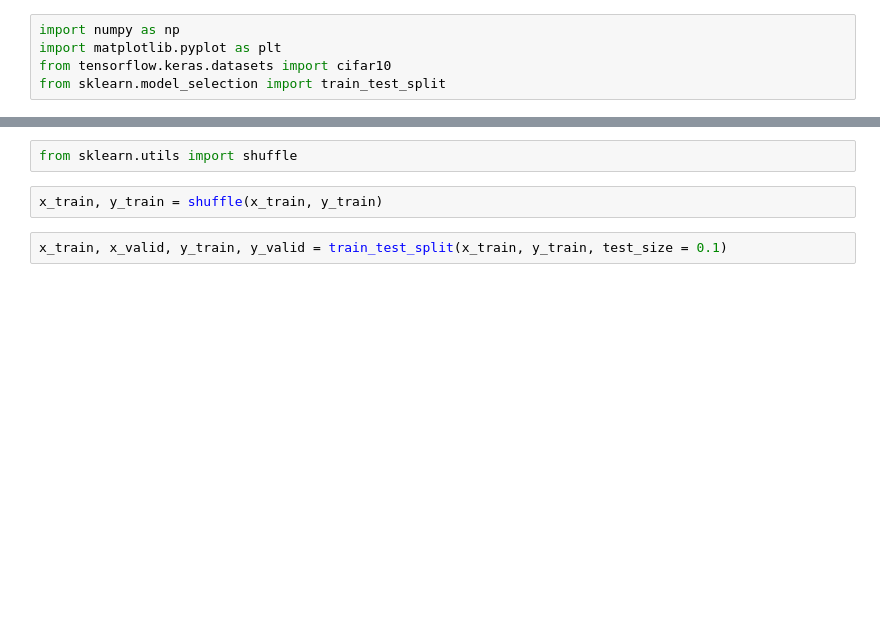
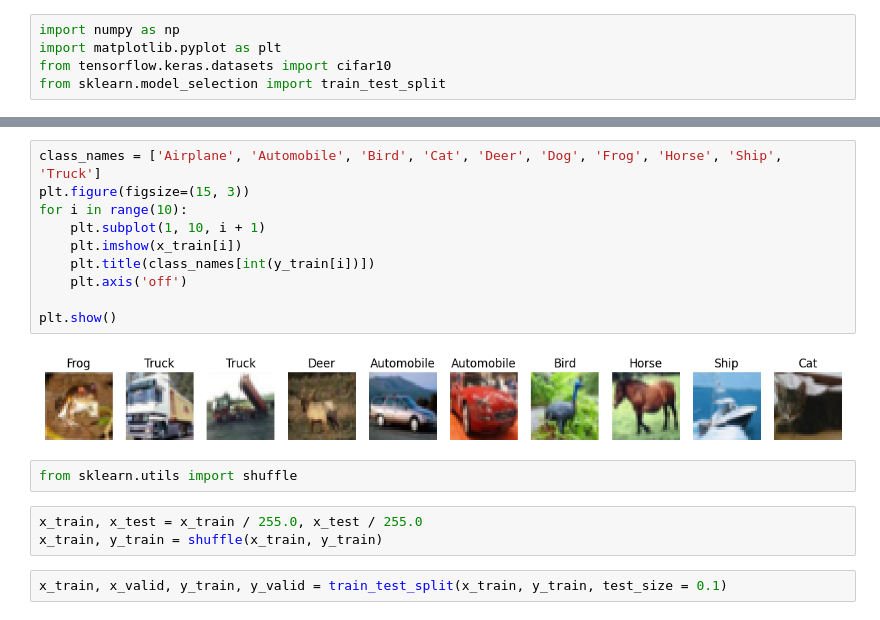
Before and after one commit to vodailuong2510/Cifar10-tensorflow, a Jupyter notebook: cifar10_recognition.ipynb, the cells around one changed output, grey strips where cells are left out. Saved outputs shown, nothing was run; the diff lists cells and outputs as text; blank space fills up the shorter version.

```diff
--- a/cifar10_recognition.ipynb
+++ b/cifar10_recognition.ipynb
@@ -11,6 +11,19 @@ Downloading data from https://www.cs.toronto.edu/~kriz/cifar-10-python.tar.gz
+# %%
+class_names = ['Airplane', 'Automobile', 'Bird', 'Cat', 'Deer', 'Dog', 'Frog', 'Horse', 'Ship', 'Truck']
+plt.figure(figsize=(15, 3))
+for i in range(10):
+    plt.subplot(1, 10, i + 1)
+    plt.imshow(x_train[i])
+    plt.title(class_names[int(y_train[i])])
+    plt.axis('off')
+
+plt.show()
+# %% [output]
+[figure, added]
 # %%
 from sklearn.utils import shuffle
 # %%
+x_train, x_test = x_train / 255.0, x_test / 255.0
 x_train, y_train = shuffle(x_train, y_train)
 # %%
 x_train, x_valid, y_train, y_valid = train_test_split(x_train, y_train, test_size = 0.1)
```
Also changed, not shown: parts of 1 cell of this notebook, 1 other file.
